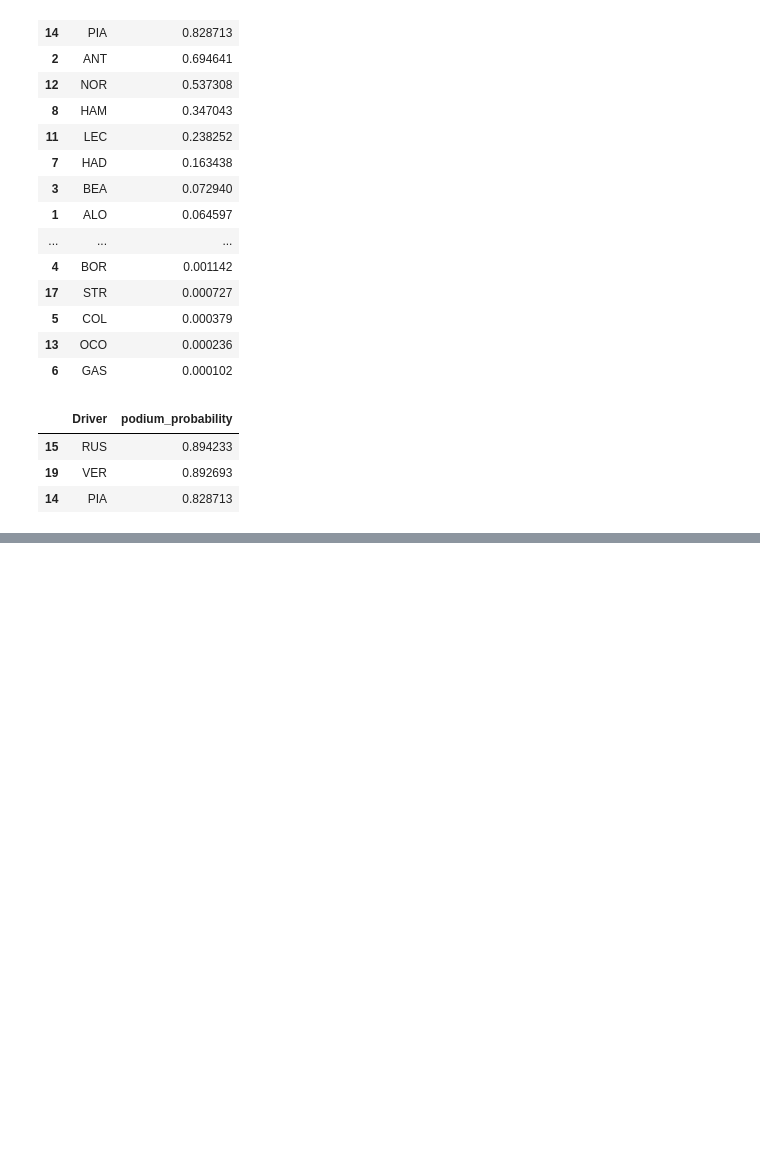
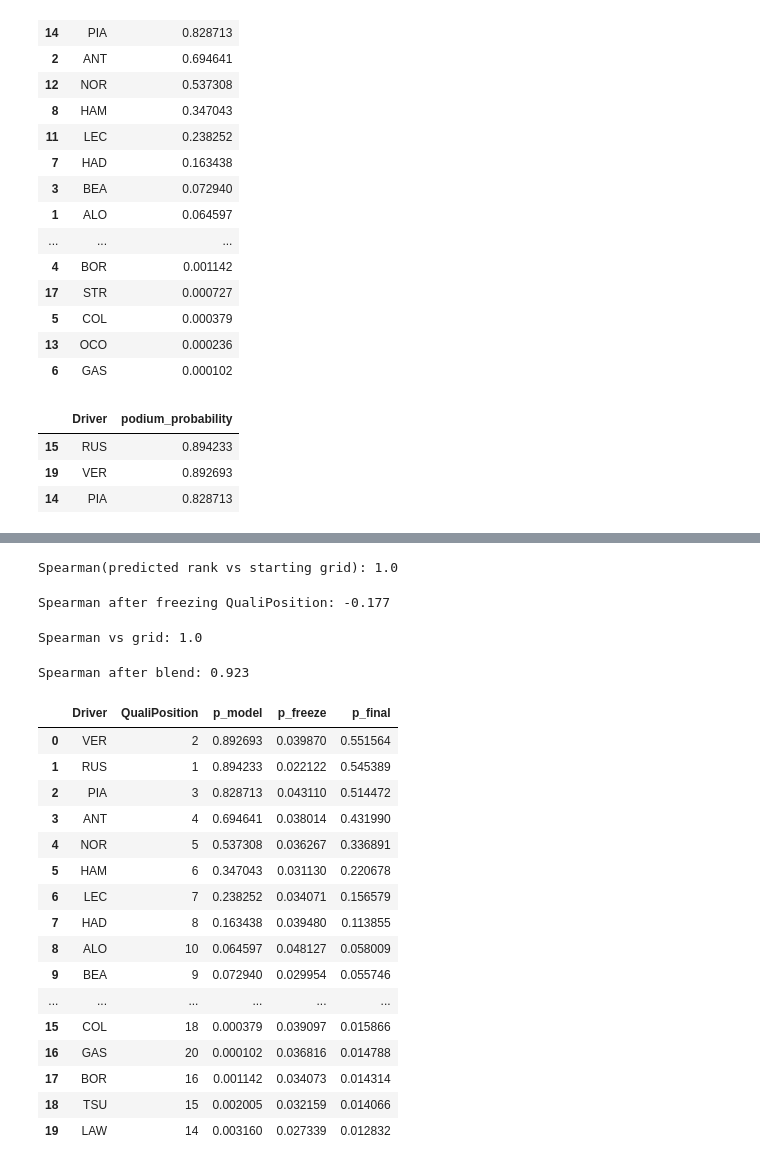
Before and after one commit to ipolishc22/f1-podium-predictor, a Jupyter notebook: notebooks/predict_r18_singapore.ipynb, the cells around one changed output, grey strips where cells are left out. Saved outputs shown, nothing was run; the diff lists cells and outputs as text; code cells hidden in the pictures; blank space fills up the shorter version.

Commit message:
Update the Singapore prediction to not rely on QualiPosition too much

```diff
--- a/notebooks/predict_r18_singapore.ipynb
+++ b/notebooks/predict_r18_singapore.ipynb
@@ -123,0 +160,63 @@ predicted_podium.head(3)
+# %%
+from scipy.stats import spearmanr
+
+X_sg = df_singapore[feature_cols]
+p_sg = model.predict_proba(scaler.transform(X_sg))[:,1]
+rank_pred = pd.Series(p_sg).rank(ascending=False)
+rho, _ = spearmanr(rank_pred, df_singapore["QualiPosition"])
+print("\nSpearman(predicted rank vs starting grid):", round(rho, 3))
+# %% [output]
+Spearman(predicted rank vs starting grid): 1.0
+# %%
+# Freeze QualiPosition at its median and see if rankings collapse
+X_freeze = X_sg.copy()
+qp_med = X_freeze["QualiPosition"].median()
+X_freeze["QualiPosition"] = qp_med
+
+p_freeze = model.predict_proba(scaler.transform(X_freeze))[:,1]
+rho_freeze, _ = spearmanr(pd.Series(p_freeze).rank(ascending=False),
+                          df_singapore["QualiPosition"])
+print("Spearman after freezing QualiPosition:", round(rho_freeze, 3))
+# %% [output]
+Spearman after freezing QualiPosition: -0.177
+# %%
+p = model.predict_proba(scaler.transform(df_singapore[feature_cols]))[:,1]
+spearman = pd.Series(p).rank(ascending=False).corr(df_singapore["QualiPosition"], method="spearman")
+print("Spearman vs grid:", round(spearman, 3))
+# %% [output]
+Spearman vs grid: 1.0
+# %%
+# p: normal model probs
+# p_freeze: probs with QualiPosition set to median for all drivers (your cell 3)
+
+lam = 0.40   # 0..1; higher = less grid-like (try 0.3–0.6)
+p_blend = (1 - lam) * p + lam * p_freeze
+
+out = df_singapore[["Driver", "QualiPosition"]].copy()
+out["p_model"]   = p
+out["p_freeze"]  = p_freeze
+out["p_final"]   = p_blend
+out = out.sort_values("p_final", ascending=False).reset_index(drop=True)
+
+rho_final = out["p_final"].rank(ascending=False).corr(out["QualiPosition"], method="spearman")
+print("Spearman after blend:", round(rho_final, 3))
+out
+# %% [output]
+Spearman after blend: 0.923
+|  | Driver | QualiPosition | p_model | p_freeze | p_final |
+| 0 | VER | 2 | 0.892693 | 0.039870 | 0.551564 |
+| 1 | RUS | 1 | 0.894233 | 0.022122 | 0.545389 |
+| 2 | PIA | 3 | 0.828713 | 0.043110 | 0.514472 |
+| 3 | ANT | 4 | 0.694641 | 0.038014 | 0.431990 |
+| 4 | NOR | 5 | 0.537308 | 0.036267 | 0.336891 |
+| 5 | HAM | 6 | 0.347043 | 0.031130 | 0.220678 |
+| 6 | LEC | 7 | 0.238252 | 0.034071 | 0.156579 |
+| 7 | HAD | 8 | 0.163438 | 0.039480 | 0.113855 |
+| 8 | ALO | 10 | 0.064597 | 0.048127 | 0.058009 |
+| 9 | BEA | 9 | 0.072940 | 0.029954 | 0.055746 |
+| ... | ... | ... | ... | ... | ... |
+| 15 | COL | 18 | 0.000379 | 0.039097 | 0.015866 |
+| 16 | GAS | 20 | 0.000102 | 0.036816 | 0.014788 |
+| 17 | BOR | 16 | 0.001142 | 0.034073 | 0.014314 |
+| 18 | TSU | 15 | 0.002005 | 0.032159 | 0.014066 |
+| 19 | LAW | 14 | 0.003160 | 0.027339 | 0.012832 |
```
Also changed, not shown: parts of 4 cells of this notebook.
